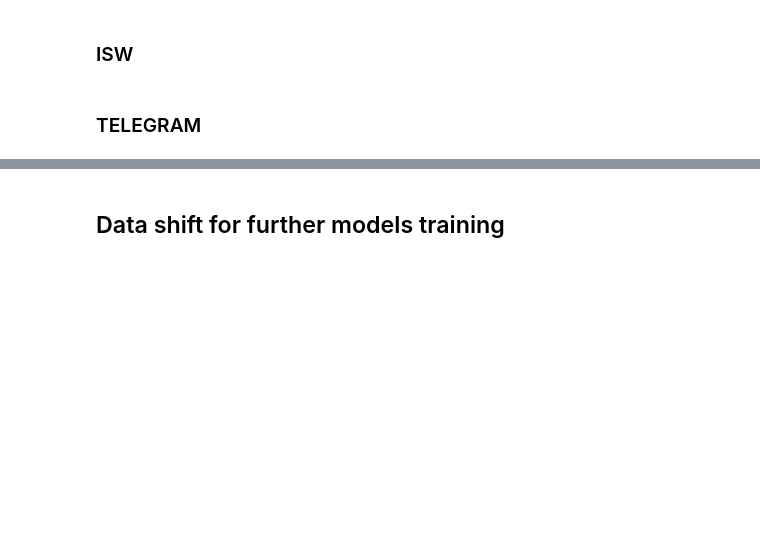
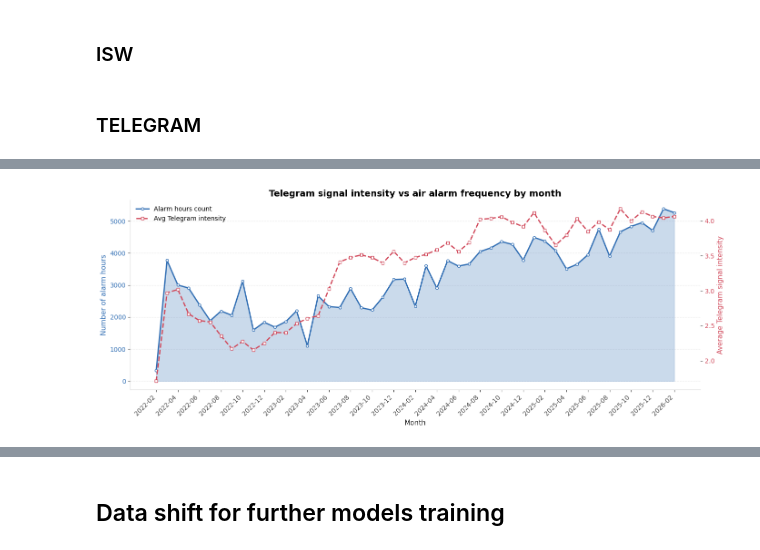
Before and after one commit to khorunzhaviktoriia/war-events-predictor-saas, a Jupyter notebook: forecasting/data_merge_feature_engineering.ipynb, the cells around one changed output, grey strips where cells are left out. Drawn from its saved outputs; the diff is of its cells as text; code cells hidden in the pictures; blank space fills up the shorter version.

```diff
--- a/forecasting/data_merge_feature_engineering.ipynb
+++ b/forecasting/data_merge_feature_engineering.ipynb
@@ -466,0 +665,46 @@ df_final.head()
+# %%
+df['year_month'] = df['datetime_hour'].dt.to_period('M')
+
+monthly = df.groupby('year_month').agg(
+    alarm_count=('alarm_active', 'sum'),
+    tg_intensity=('tg_total_intensity', 'mean')
+).reset_index()
+
+monthly = monthly.iloc[:-1]
+
+x = np.arange(len(monthly))
+x_labels = monthly['year_month'].astype(str).tolist()
+
+fig, ax1 = plt.subplots(figsize=(14, 5.5))
+
+ax1.fill_between(x, monthly['alarm_count'], color=BLUE_MAIN, alpha=0.25)
+ax1.plot(x, monthly['alarm_count'], color=BLUE_MAIN, linewidth=2,
+         marker='o', markersize=4, markerfacecolor='white', label='Alarm hours count')
+ax1.set_ylabel('Number of alarm hours', color=BLUE_MAIN)
+ax1.tick_params(axis='y', labelcolor=BLUE_MAIN)
+
+ax2 = ax1.twinx()
+ax2.plot(x, monthly['tg_intensity'], color=RED_ACCENT, linewidth=2,
+         linestyle='--', marker='s', markersize=4, markerfacecolor='white',
+         label='Avg Telegram intensity')
+ax2.set_ylabel('Average Telegram signal intensity', color=RED_ACCENT)
+ax2.tick_params(axis='y', labelcolor=RED_ACCENT)
+
+tick_idx = np.arange(0, len(x_labels), 2)
+ax1.set_xticks(tick_idx)
+ax1.set_xticklabels([x_labels[i] for i in tick_idx], rotation=45, ha='right')
+
+ax1.set_title('Telegram signal intensity vs air alarm frequency by month')
+ax1.set_xlabel('Month')
+ax1.grid(axis='y')
+ax1.set_axisbelow(True)
+
+lines1, labels1 = ax1.get_legend_handles_labels()
+lines2, labels2 = ax2.get_legend_handles_labels()
+ax1.legend(lines1 + lines2, labels1 + labels2, frameon=False, loc='upper left')
+
+plt.tight_layout()
+plt.savefig('tg_vs_alarms.png', dpi=150, bbox_inches='tight')
+plt.show()
+# %% [output]
+[figure, added]
```
Also changed, not shown: parts of 56 cells of this notebook.
